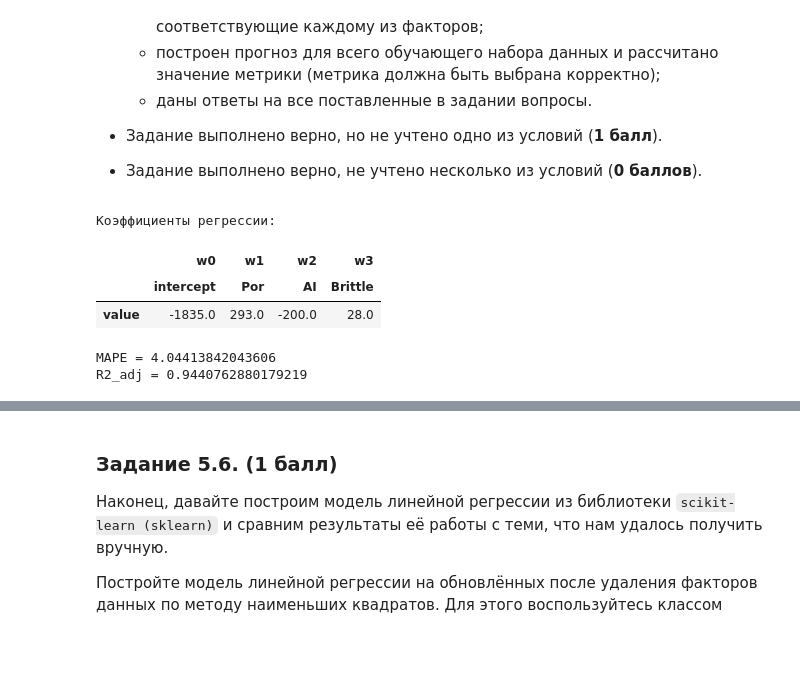
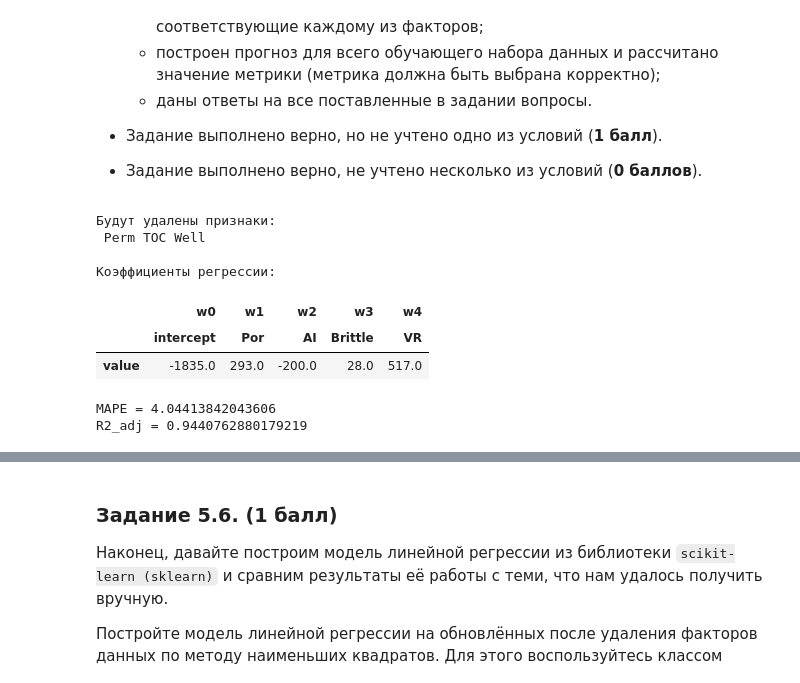
Before and after one commit to akitim/SkillFactory_current, a Jupyter notebook: MATH_ML_2_Практика_Акимкин.ipynb, the cells around one changed output, grey strips where cells are left out. Cells and saved outputs as stored; diff of their text form; code cells hidden in the pictures; blank space fills up the shorter version.

```diff
--- a/MATH_ML_2_Практика_Акимкин.ipynb
+++ b/MATH_ML_2_Практика_Акимкин.ipynb
@@ -426,10 +428,10 @@ from itertools import combinations as comb
 def display_reg_coef(df_labels, w):
     df_labels.insert(0, 'intercept')
     df_labels = [('w' + str(i), lbl) for i, lbl in enumerate(df_labels)]
-    w_df = pd.DataFrame({df_labels[i]:[np.round(w[i])] for i in range(len(w)-1)})
+    w_df = pd.DataFrame({df_labels[i]:[np.round(w[i])] for i in range(len(w))})
     w_df.set_index(pd.Index(['value']), inplace=True)
 
-    print ("Коэффициенты регрессии:\n")
+    print ("\nКоэффициенты регрессии:\n")
     display(w_df)
 
 target = 'Prod'
@@ -438,9 +440,9 @@ target_corr_threshold = 0.05
 
 features = data.columns.to_list() # список всех признаков
 features_ = data.drop(target, axis=1).columns.to_list() #список признаков без целевой
+# print(features, features_)
 
 # ищем 'независимые' признаки, коррелирующие между собой выше порога
-
 correlated_features_pairs = [
     [p1, p2] for p1, p2 in comb(features_, 2)
     if corr_matrix.loc[p1, p2] > feat_corr_threshold
@@ -453,36 +455,40 @@ for p1, p2 in correlated_features_pairs:
     if  corr_matrix.loc[p1, target] >= corr_matrix.loc[p2, target]\
         and p1 not in features_to_drop:
         features_to_drop += [p2]
     elif p2 not in features_to_drop:
         features_to_drop += [p1]
 
 # добавляем в список признаки, корр. с целевой ниже порога
 features_to_drop += list(
     corr_matrix.loc[:, target][
         np.abs(corr_matrix.loc[:, target]) < target_corr_threshold
         ].index)
+print('Будут удалены признаки:\n', *features_to_drop)
 
 # новая матрица признаков
 x_upd = data.drop(features_to_drop, axis=1).drop(target, axis=1).values
 
 # новая матрица регрессоров
 A_upd = np.hstack((np.ones((x_upd.shape[0], 1)), x_upd))
 
 w_upd = np.linalg.inv(A_upd.T @ A_upd) @ A_upd.T @ y
 
 # выводим коэффициенты регрессии
 df_labels = data.drop(features_to_drop + [target], axis=1).columns.to_list()
 display_reg_coef(df_labels, w_upd)
 
 # Расчет метрик
 y_pred_upd = A_upd @ w_upd
 
 metrics = calculate_metrics(y, y_pred_upd, w_upd.size, ['MAPE', 'R2_adj'])
 # %% [output]
+Будут удалены признаки:
+ Perm TOC Well
+
 Коэффициенты регрессии:
-|  | w0 | w1 | w2 | w3 |
-|  | intercept | Por | AI | Brittle |
-| value | -1835.0 | 293.0 | -200.0 | 28.0 |
+|  | w0 | w1 | w2 | w3 | w4 |
+|  | intercept | Por | AI | Brittle | VR |
+| value | -1835.0 | 293.0 | -200.0 | 28.0 | 517.0 |
 MAPE = 4.04413842043606
 R2_adj = 0.9440762880179219
 # %% [markdown]
```
Also changed, not shown: parts of 6 cells of this notebook.
